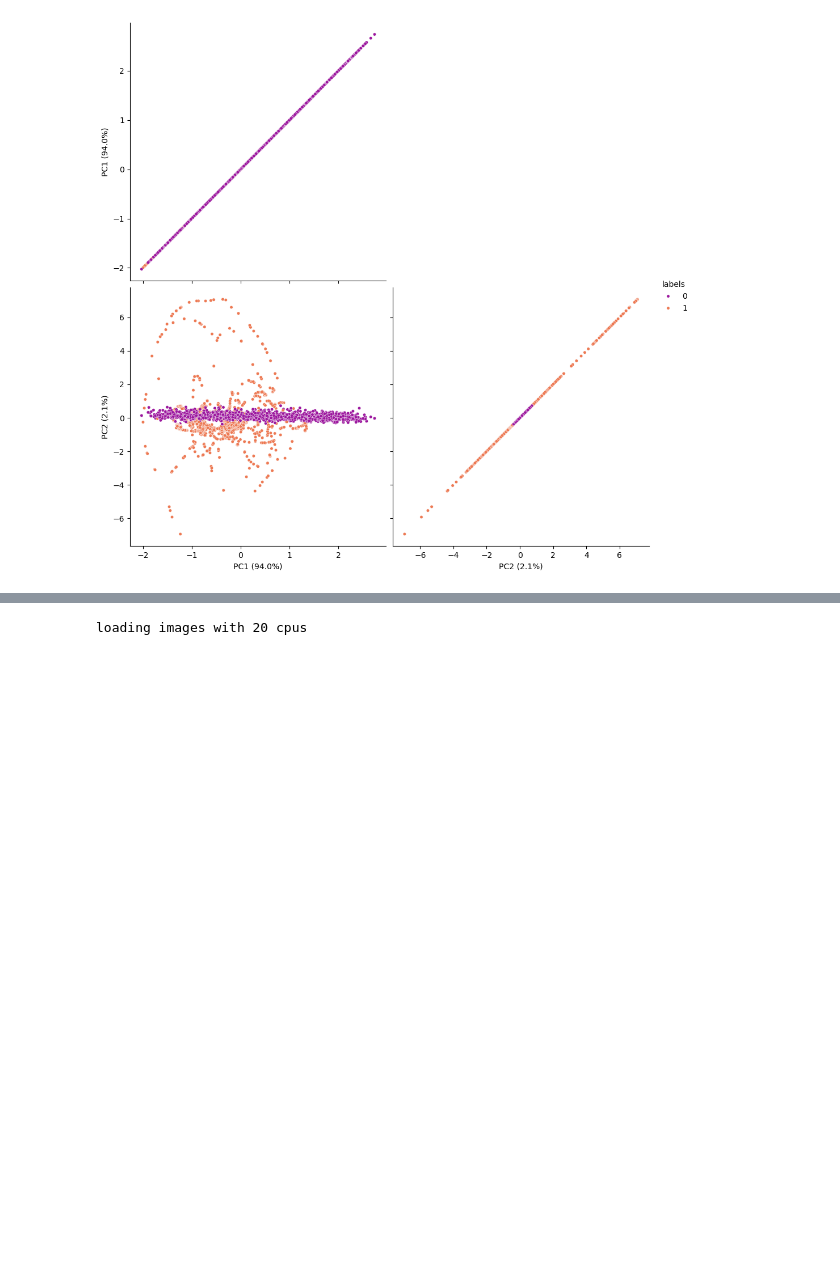
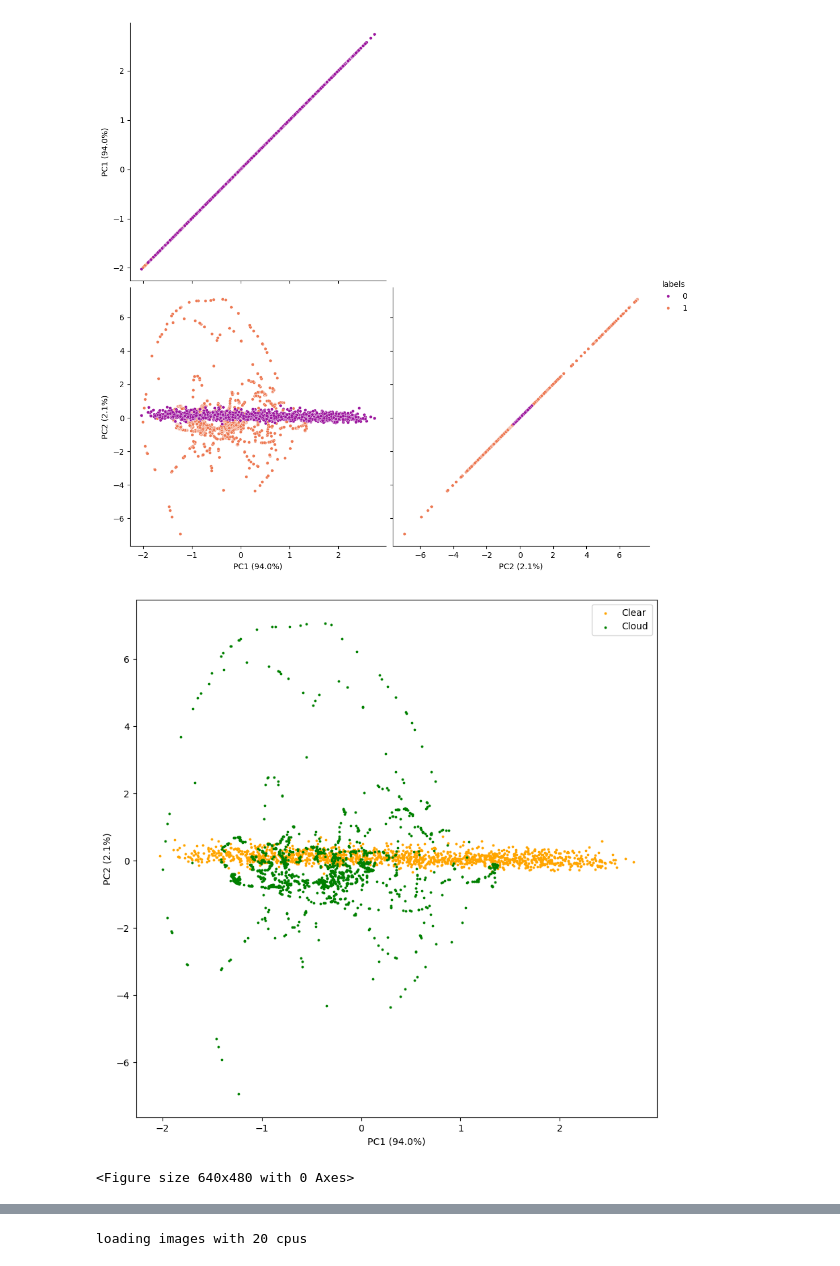
Before and after one commit to ASKabalan/-infrared-cloud-detection-, a Jupyter notebook: cloudsifier/FeatSpace.ipynb, the cells around one changed output, grey strips where cells are left out. Drawn from its saved outputs; the diff is of its cells as text; code cells hidden in the pictures; blank space fills up the shorter version.

```diff
--- a/cloudsifier/FeatSpace.ipynb
+++ b/cloudsifier/FeatSpace.ipynb
@@ -86,6 +86,22 @@ pairplot(reduced_database_concatenation, hue='labels', palette='plasma', diag_ki
 pyplot.savefig('./pairplot.pdf', bbox_inches='tight')
 # %% [output]
 [figure]
+# %%
+color_map = {0: 'orange', 1: 'green'}
+legend_names = {0: 'Clear', 1: 'Cloud'}
+
+pyplot.figure(figsize=(10,10))
+for label, color in color_map.items():
+    subset = reduced_database_concatenation[reduced_database_concatenation['labels'] == label]
+    pyplot.scatter(subset['PC1 (94.0%)'], subset['PC2 (2.1%)'], s=3, color=color, label=legend_names[label])
+pyplot.legend()
+pyplot.xlabel('PC1 (94.0%)')
+pyplot.ylabel('PC2 (2.1%)')
+pyplot.show()
+pyplot.savefig("./aaa.pdf", dpi=300)
+# %% [output]
+[figure, added]
+<Figure size 640x480 with 0 Axes>
 # %%
 Tabs( ('PCA plot', create_scatter_matrix(reduced_database_concatenation, dimensions)))
 # %% [output]
```
Also changed, not shown: parts of 4 cells of this notebook, 2 other files.
